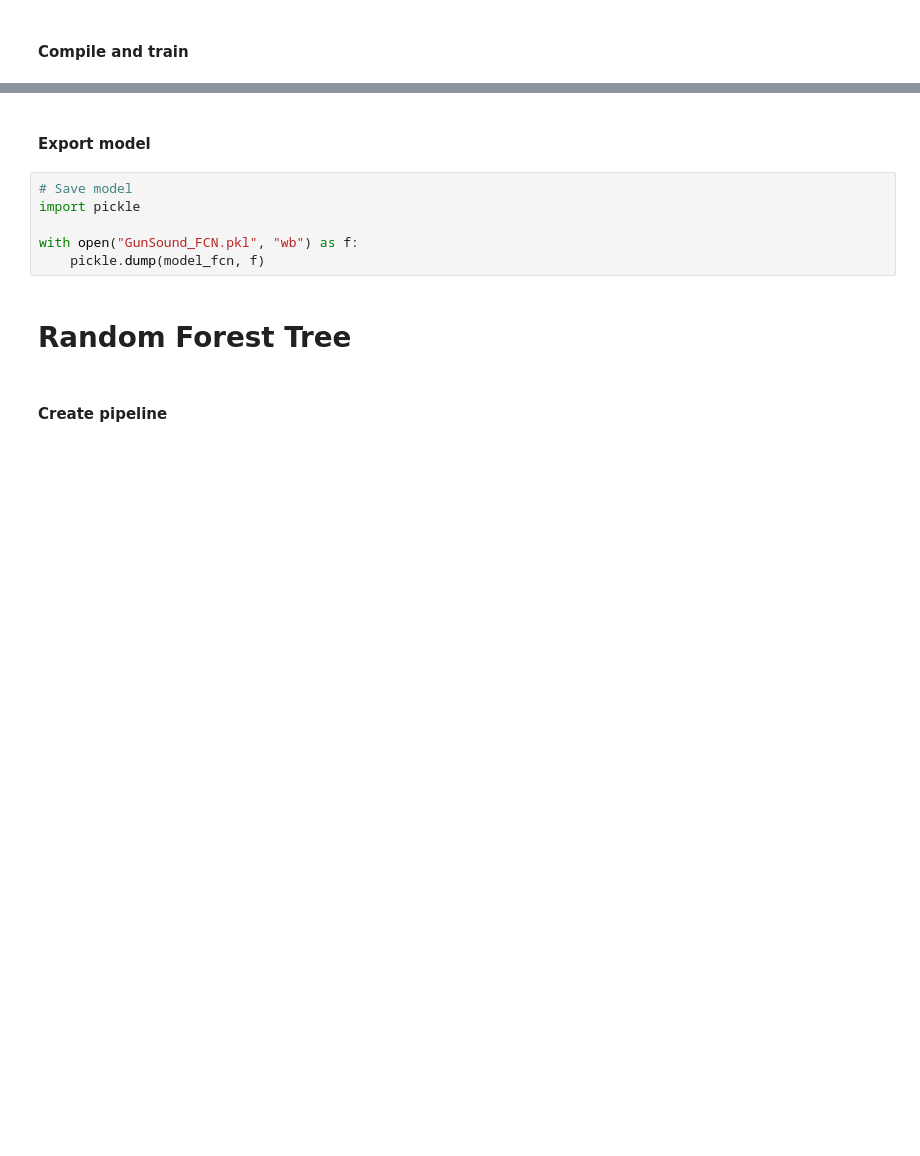
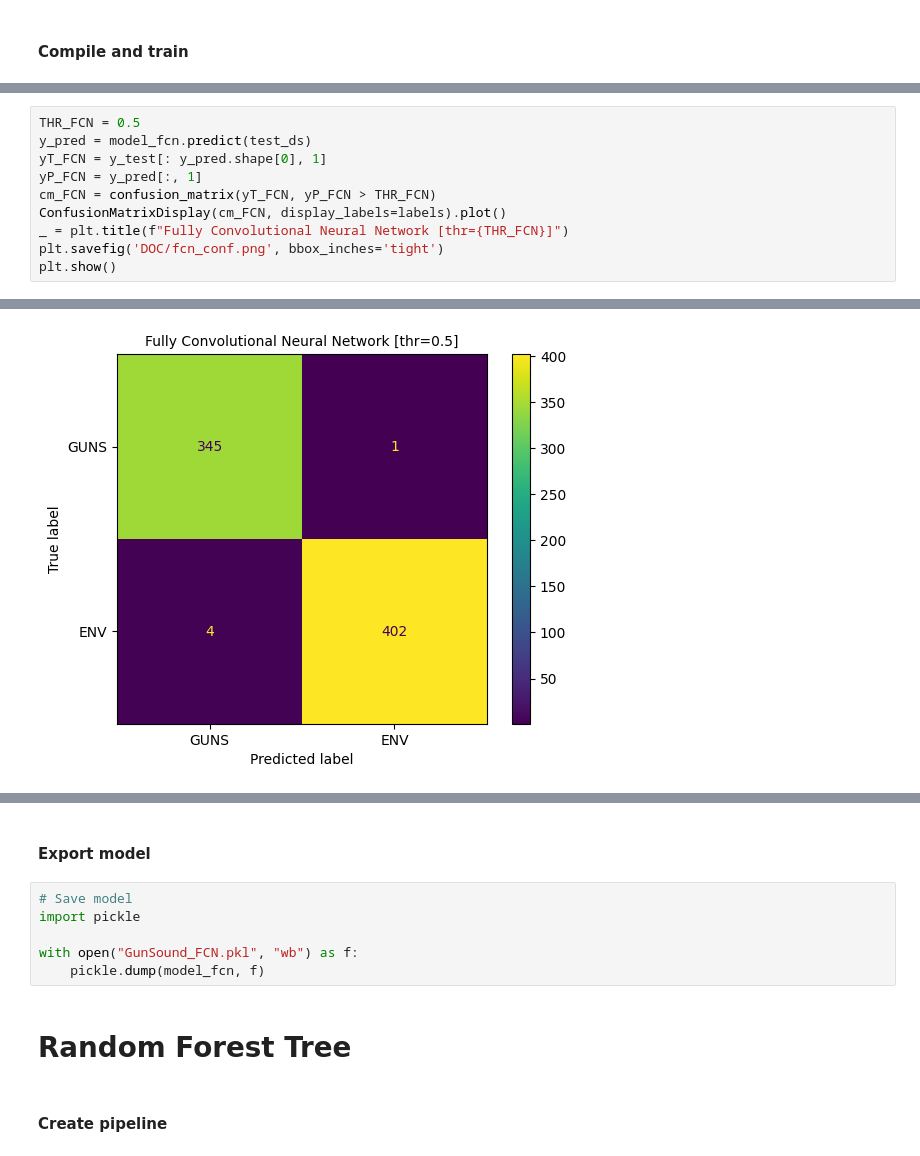
Before and after one commit to claesrolen/PAIHT24D_proj, a Jupyter notebook: train.ipynb, the cells around one changed output, grey strips where cells are left out. Saved outputs shown, nothing was run; the diff lists cells and outputs as text; blank space fills up the shorter version.

```diff
--- a/train.ipynb
+++ b/train.ipynb
@@ -525,0 +532,11 @@ _ = ConfusionMatrixDisplay(cm_fcn, display_labels=labels).plot()
+# %%
+THR_FCN = 0.5
+y_pred = model_fcn.predict(test_ds)
+yT_FCN = y_test[: y_pred.shape[0], 1]
+yP_FCN = y_pred[:, 1]
+cm_FCN = confusion_matrix(yT_FCN, yP_FCN > THR_FCN)
+ConfusionMatrixDisplay(cm_FCN, display_labels=labels).plot()
+_ = plt.title(f"Fully Convolutional Neural Network [thr={THR_FCN}]")
+plt.savefig('DOC/fcn_conf.png', bbox_inches='tight')
+plt.show()
+# %% [output]
@@ -525,0 +544 @@ _ = ConfusionMatrixDisplay(cm_fcn, display_labels=labels).plot()
+[figure, added]
```
Also changed, not shown: parts of 25 cells of this notebook, 14 other files.
